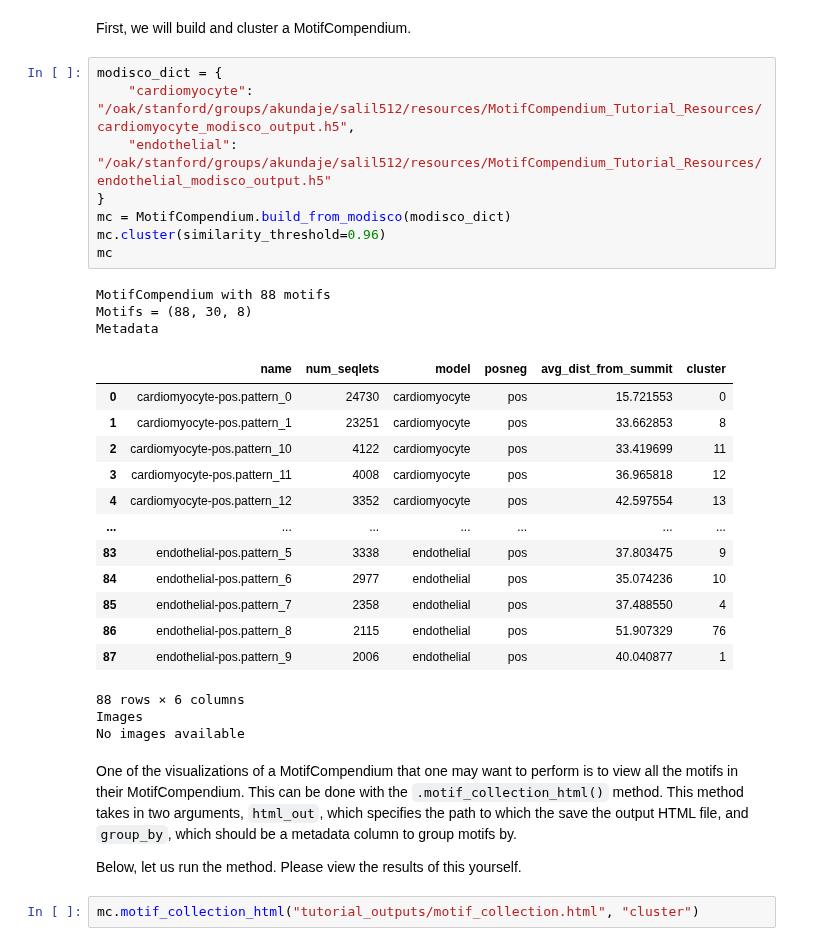
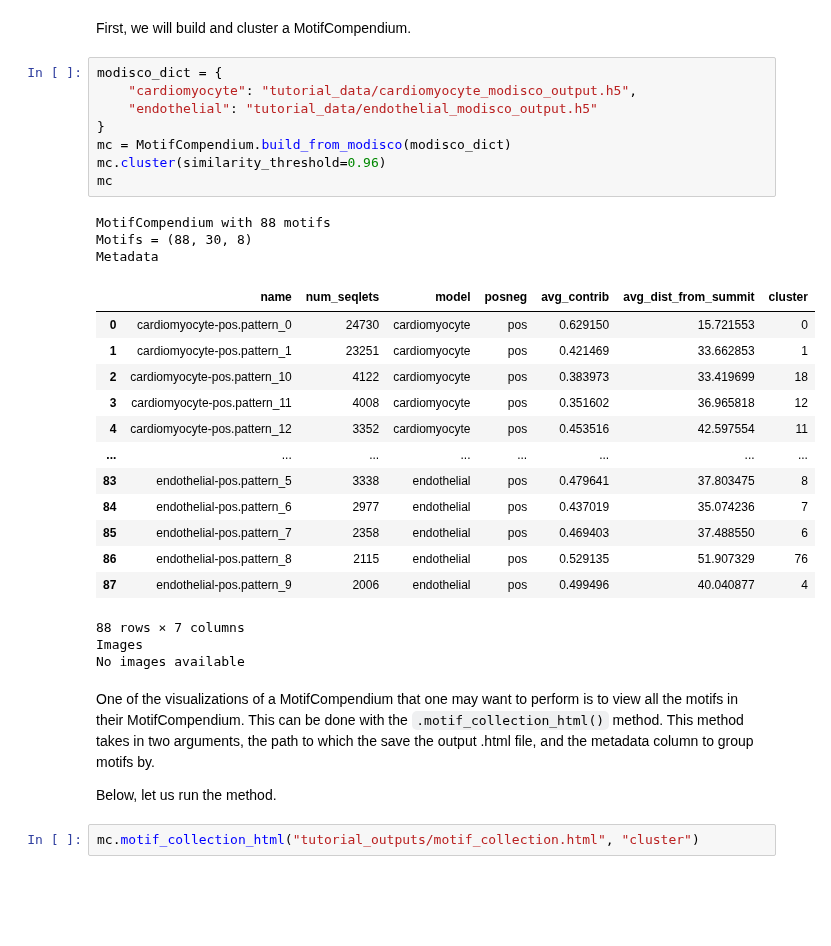
Before and after one commit to kundajelab/MotifCompendium, a Jupyter notebook: tutorials/4_visualization.ipynb, the cells around one changed output. Saved outputs shown, nothing was run; the diff lists cells and outputs as text; blank space fills up the shorter version.

```diff
--- a/tutorials/4_visualization.ipynb
+++ b/tutorials/4_visualization.ipynb
@@ -30,35 +65,35 @@ We will begin by recapping the introduction to visualizing a motif collection th
 First, we will build and cluster a MotifCompendium.
 # %%
 modisco_dict = {
-    "cardiomyocyte": "/oak/stanford/groups/akundaje/salil512/resources/MotifCompendium_Tutorial_Resources/cardiomyocyte_modisco_output.h5",
-    "endothelial": "/oak/stanford/groups/akundaje/salil512/resources/MotifCompendium_Tutorial_Resources/endothelial_modisco_output.h5"
+    "cardiomyocyte": "tutorial_data/cardiomyocyte_modisco_output.h5",
+    "endothelial": "tutorial_data/endothelial_modisco_output.h5"
 }
 mc = MotifCompendium.build_from_modisco(modisco_dict)
 mc.cluster(similarity_threshold=0.96)
 mc
 # %% [output]
 MotifCompendium with 88 motifs
 Motifs = (88, 30, 8)
 Metadata
-|  | name | num_seqlets | model | posneg | avg_dist_from_summit | cluster |
-| 0 | cardiomyocyte-pos.pattern_0 | 24730 | cardiomyocyte | pos | 15.721553 | 0 |
-| 1 | cardiomyocyte-pos.pattern_1 | 23251 | cardiomyocyte | pos | 33.662853 | 8 |
-| 2 | cardiomyocyte-pos.pattern_10 | 4122 | cardiomyocyte | pos | 33.419699 | 11 |
-| 3 | cardiomyocyte-pos.pattern_11 | 4008 | cardiomyocyte | pos | 36.965818 | 12 |
-| 4 | cardiomyocyte-pos.pattern_12 | 3352 | cardiomyocyte | pos | 42.597554 | 13 |
-| ... | ... | ... | ... | ... | ... | ... |
-| 83 | endothelial-pos.pattern_5 | 3338 | endothelial | pos | 37.803475 | 9 |
-| 84 | endothelial-pos.pattern_6 | 2977 | endothelial | pos | 35.074236 | 10 |
-| 85 | endothelial-pos.pattern_7 | 2358 | endothelial | pos | 37.488550 | 4 |
-| 86 | endothelial-pos.pattern_8 | 2115 | endothelial | pos | 51.907329 | 76 |
-| 87 | endothelial-pos.pattern_9 | 2006 | endothelial | pos | 40.040877 | 1 |
+|  | name | num_seqlets | model | posneg | avg_contrib | avg_dist_from_summit | cluster |
+| 0 | cardiomyocyte-pos.pattern_0 | 24730 | cardiomyocyte | pos | 0.629150 | 15.721553 | 0 |
+| 1 | cardiomyocyte-pos.pattern_1 | 23251 | cardiomyocyte | pos | 0.421469 | 33.662853 | 1 |
+| 2 | cardiomyocyte-pos.pattern_10 | 4122 | cardiomyocyte | pos | 0.383973 | 33.419699 | 18 |
+| 3 | cardiomyocyte-pos.pattern_11 | 4008 | cardiomyocyte | pos | 0.351602 | 36.965818 | 12 |
+| 4 | cardiomyocyte-pos.pattern_12 | 3352 | cardiomyocyte | pos | 0.453516 | 42.597554 | 11 |
+| ... | ... | ... | ... | ... | ... | ... | ... |
+| 83 | endothelial-pos.pattern_5 | 3338 | endothelial | pos | 0.479641 | 37.803475 | 8 |
+| 84 | endothelial-pos.pattern_6 | 2977 | endothelial | pos | 0.437019 | 35.074236 | 7 |
+| 85 | endothelial-pos.pattern_7 | 2358 | endothelial | pos | 0.469403 | 37.488550 | 6 |
+| 86 | endothelial-pos.pattern_8 | 2115 | endothelial | pos | 0.529135 | 51.907329 | 76 |
+| 87 | endothelial-pos.pattern_9 | 2006 | endothelial | pos | 0.499496 | 40.040877 | 4 |
-88 rows × 6 columns
+88 rows × 7 columns
 Images
 No images available
 # %% [markdown]
-One of the visualizations of a MotifCompendium that one may want to perform is to view all the motifs in their MotifCompendium. This can be done with the `.motif_collection_html()` method. This method takes in two arguments, `html_out`, which specifies the path to which the save the output HTML file, and `group_by`, which should be a metadata column to group motifs by.
+One of the visualizations of a MotifCompendium that one may want to perform is to view all the motifs in their MotifCompendium. This can be done with the `.motif_collection_html()` method. This method takes in two arguments, the path to which the save the output .html file, and the metadata column to group motifs by.
 
-Below, let us run the method. Please view the results of this yourself.
+Below, let us run the method.
 # %%
 mc.motif_collection_html("tutorial_outputs/motif_collection.html", "cluster")
 # %% [markdown]
```
Also changed, not shown: parts of 35 cells of this notebook, 14 other files.
